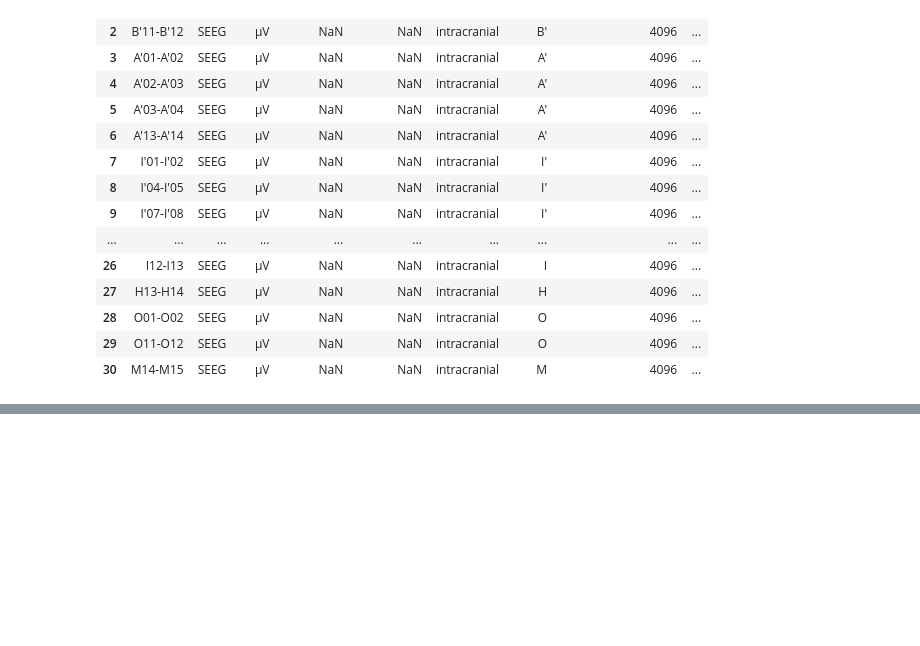
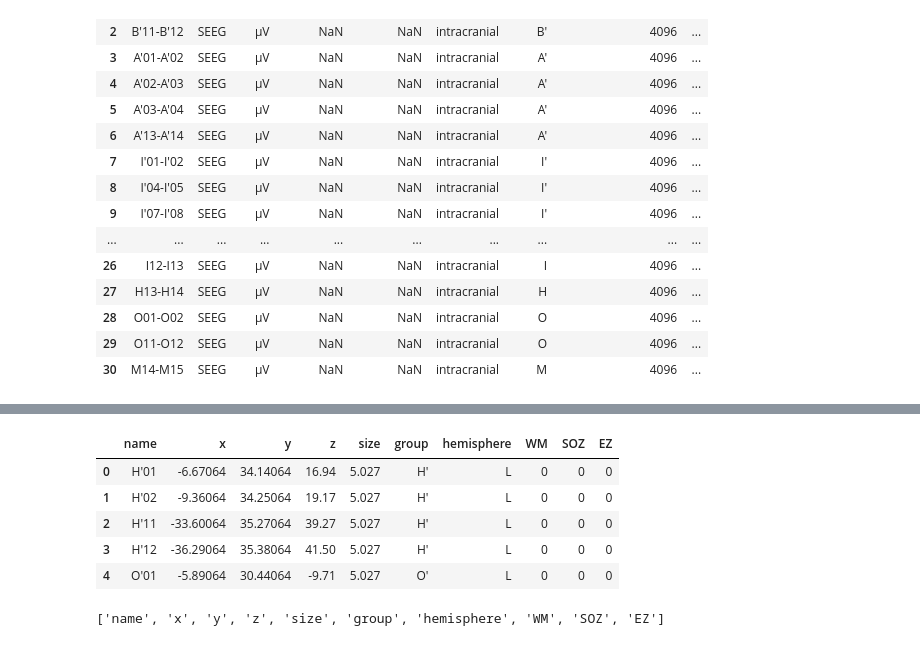
Before and after one commit to Tonet21/seeg-signal-analysis, a Jupyter notebook: notebooks/01_dataset_exploration.ipynb, the cells around one changed output, grey strips where cells are left out. Saved outputs shown, nothing was run; the diff lists cells and outputs as text; code cells hidden in the pictures; blank space fills up the shorter version.

```diff
--- a/notebooks/01_dataset_exploration.ipynb
+++ b/notebooks/01_dataset_exploration.ipynb
@@ -275,0 +355,20 @@ Available columns:
+# %%
+electrodes_path = (
+    RAW_DATA_DIR
+    / "sub-01"
+    / "ses-01"
+    / "ieeg"
+    / "sub-01_ses-01_electrodes.tsv"
+)
+
+electrodes = pd.read_csv(electrodes_path, sep="\t")
+
+display(electrodes.head())
+# %% [output]
+|  | name | x | y | z | size | group | hemisphere | WM | SOZ | EZ |
+| 0 | H'01 | -6.67064 | 34.14064 | 16.94 | 5.027 | H' | L | 0 | 0 | 0 |
+| 1 | H'02 | -9.36064 | 34.25064 | 19.17 | 5.027 | H' | L | 0 | 0 | 0 |
+| 2 | H'11 | -33.60064 | 35.27064 | 39.27 | 5.027 | H' | L | 0 | 0 | 0 |
+| 3 | H'12 | -36.29064 | 35.38064 | 41.50 | 5.027 | H' | L | 0 | 0 | 0 |
+| 4 | O'01 | -5.89064 | 30.44064 | -9.71 | 5.027 | O' | L | 0 | 0 | 0 |
+['name', 'x', 'y', 'z', 'size', 'group', 'hemisphere', 'WM', 'SOZ', 'EZ']
```
Also changed, not shown: parts of 19 cells of this notebook.
